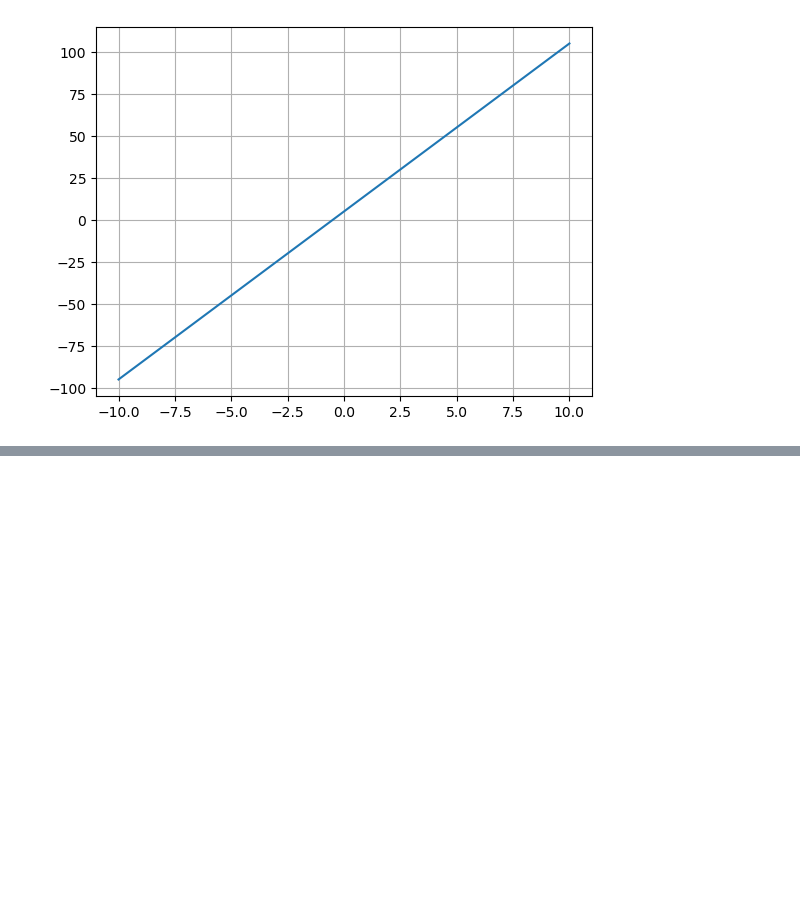
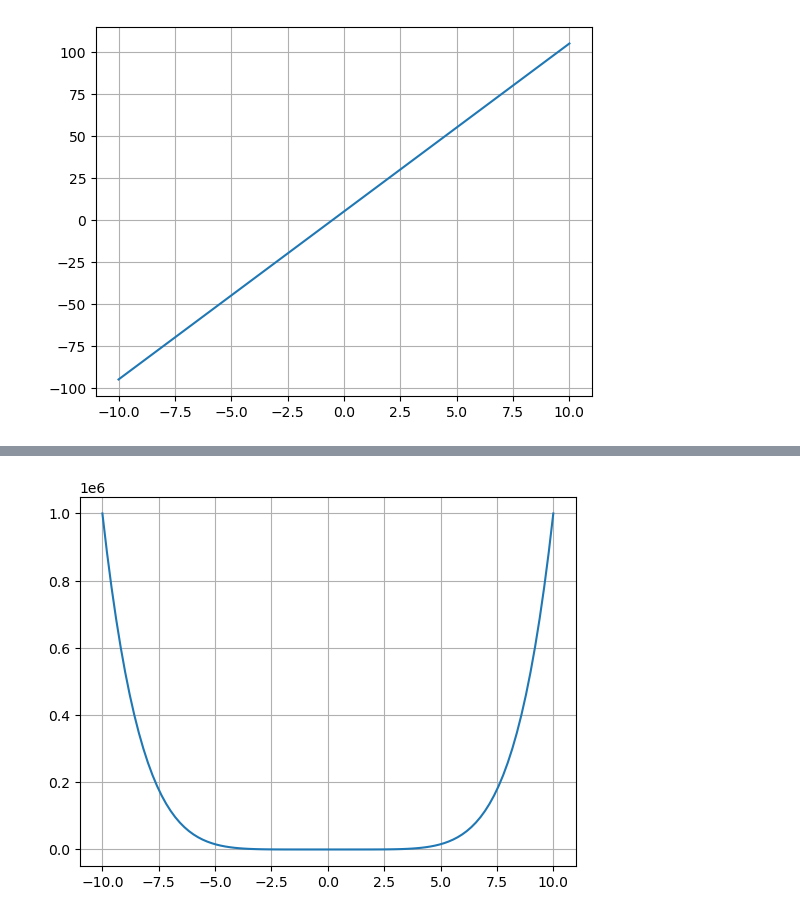
Before and after one commit to AI-PA/Intro-Data-Science-funciones, a Jupyter notebook: Programando_Funciones.ipynb, the cells around one changed output, grey strips where cells are left out. Saved outputs shown, nothing was run; the diff lists cells and outputs as text; code cells hidden in the pictures; blank space fills up the shorter version.

```diff
--- a/Programando_Funciones.ipynb
+++ b/Programando_Funciones.ipynb
@@ -28,0 +71,9 @@ plt.show()
+# %%
+def f(x):
+    return x**6
+
+y=f(x)
+plt.plot(x,y)
+plt.grid()
+# %% [output]
+[figure, added]
```
Also changed, not shown: parts of 16 cells of this notebook.
